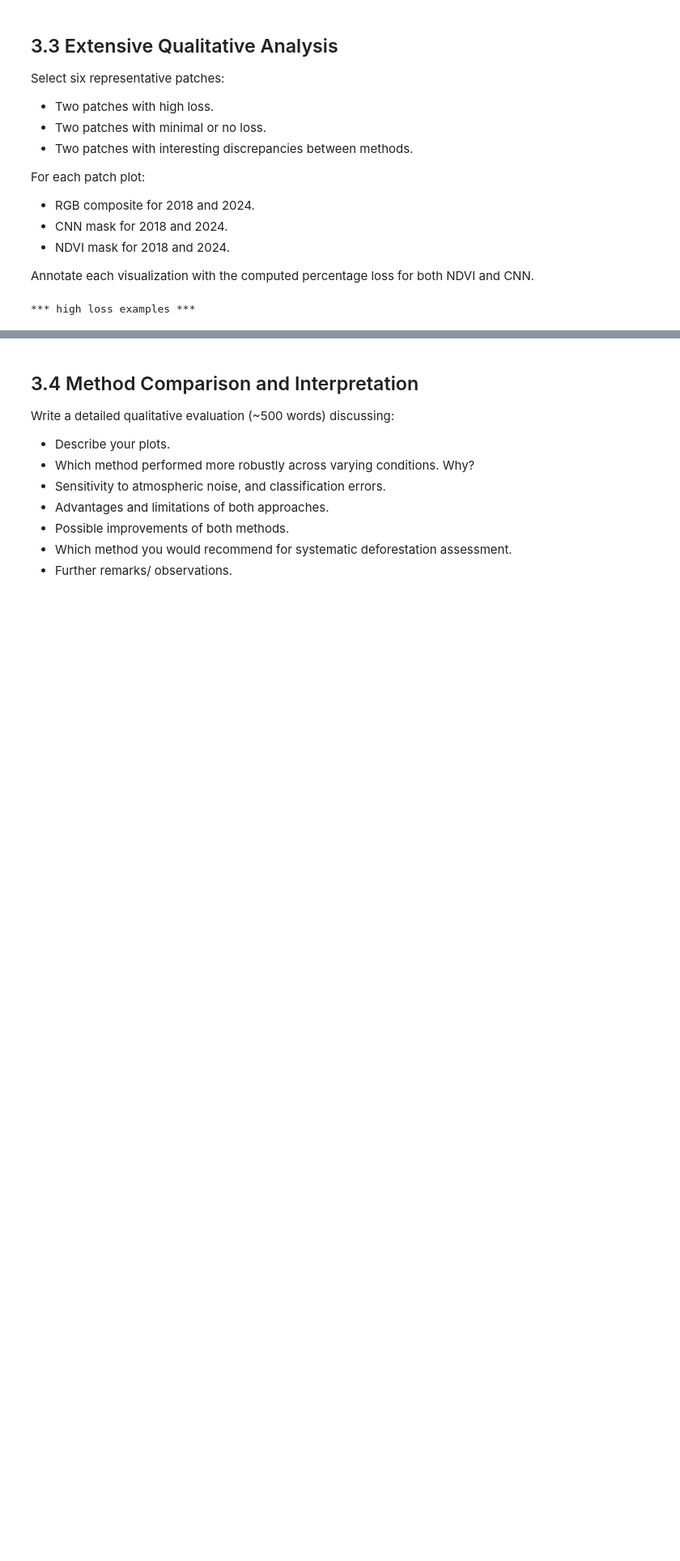
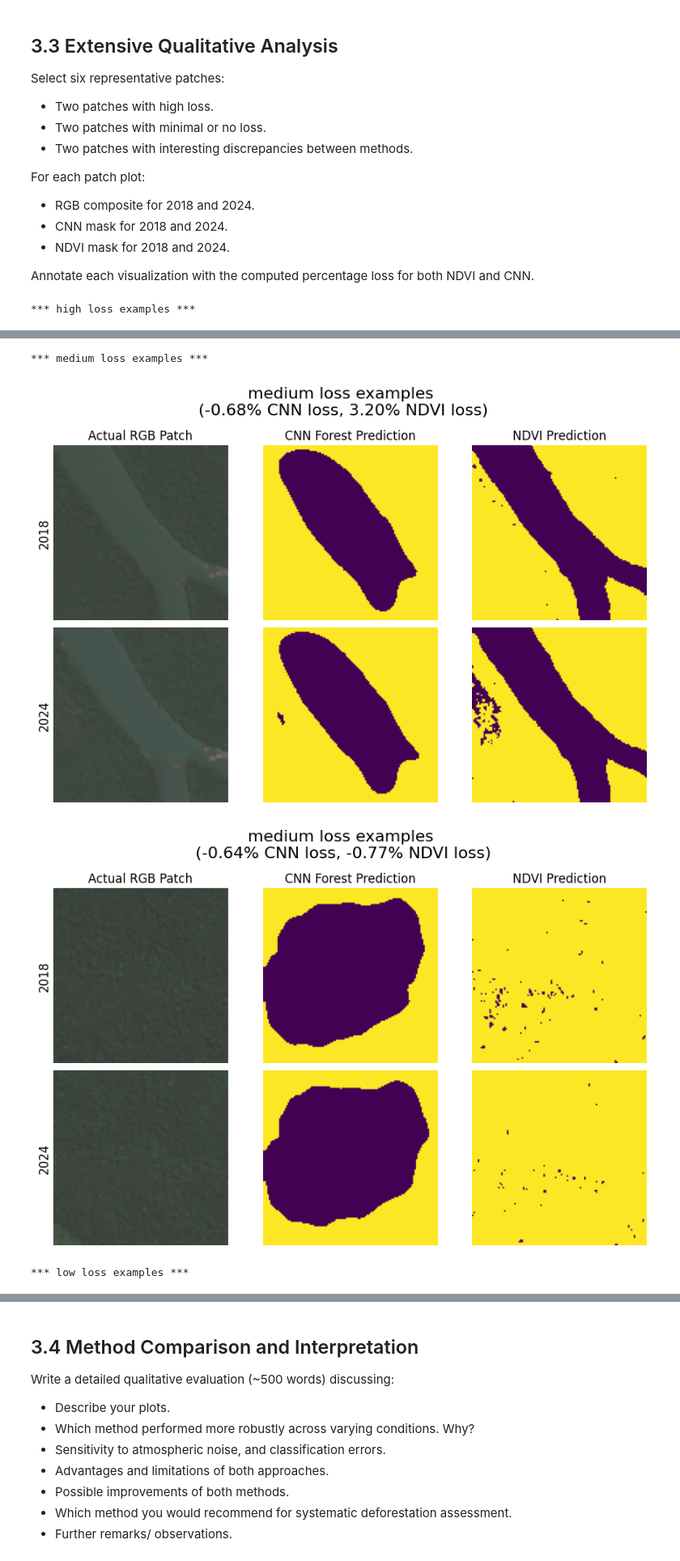
Before and after one commit to aalolexx/copersnicus-deforestation-ml-analysis, a Jupyter notebook: src/ipl4eo_miniproject_2025/Task_3.ipynb, the cells around one changed output, grey strips where cells are left out. Shown at 81% size. Drawn from its saved outputs; the diff is of its cells as text; code cells hidden in the pictures; blank space fills up the shorter version.

Commit message:
prepared for final submission

```diff
--- a/src/ipl4eo_miniproject_2025/Task_3.ipynb
+++ b/src/ipl4eo_miniproject_2025/Task_3.ipynb
@@ -531,7 +532,6 @@ ndvi_percentage_losses = [
 # Collect the desired indicies (taking cnn loss as a reference here)
 sorted_indices = np.argsort(cnn_percentage_losses)[::-1]
 
-# Define quartile ranges
 n = len(sorted_indices)
 dezil = n // 10
 samples_high_loss = sorted_indices[:dezil]
@@ -539,33 +539,37 @@ samples_medium_loss = sorted_indices[4 * dezil : 5 * dezil]
 samples_low_loss = sorted_indices[-dezil:]
 
 # random selection of these 10% areas
 #high_loss_indices = random.sample(list(samples_high_loss), 2)
 #medium_loss_indices = random.sample(list(samples_medium_loss), 2)
 #low_loss_indices = random.sample(list(samples_low_loss), 2)
 
-# note: First I took a random selection to browse trough the results, but for the submission I am taking chosen indeces
+# note: First I took a random selection to browse trough the results, but for the submission I am taking chosen indices
 high_loss_indices = samples_high_loss[[11,5]]
 medium_loss_indices = samples_medium_loss[[11, 4]]
 low_loss_indices = samples_low_loss[[3,0]]
 
 
 
 # --------------------------
 # Do the actual plotting
 def show_examples(indeces, title):
     print(f"*** {title} ***")
     for i in indeces:
         plot_rgb_and_masks(
             [patches_2018[i], patches_2024[i]],
             [forest_masks_cnn_2018[i], forest_masks_cnn_2024[i]],
             [forest_masks_ndvi_2018[i], forest_masks_ndvi_2024[i]],
             title=f"{title} \n({cnn_percentage_losses[i]:.2f}% CNN loss, {ndvi_percentage_losses[i]:.2f}% NDVI loss)"
         )
 
 show_examples(high_loss_indices, "high loss examples")
-#show_examples(medium_loss_indices, "medium loss examples")
-#show_examples(low_loss_indices, "low loss examples")
+show_examples(medium_loss_indices, "medium loss examples")
+show_examples(low_loss_indices, "low loss examples")
 # %% [output]
 *** high loss examples ***
 [figure]
 [figure]
+*** medium loss examples ***
+[figure, added]
+[figure, added]
+*** low loss examples ***
```
Also changed, not shown: parts of 7 cells of this notebook, 2 other files.
